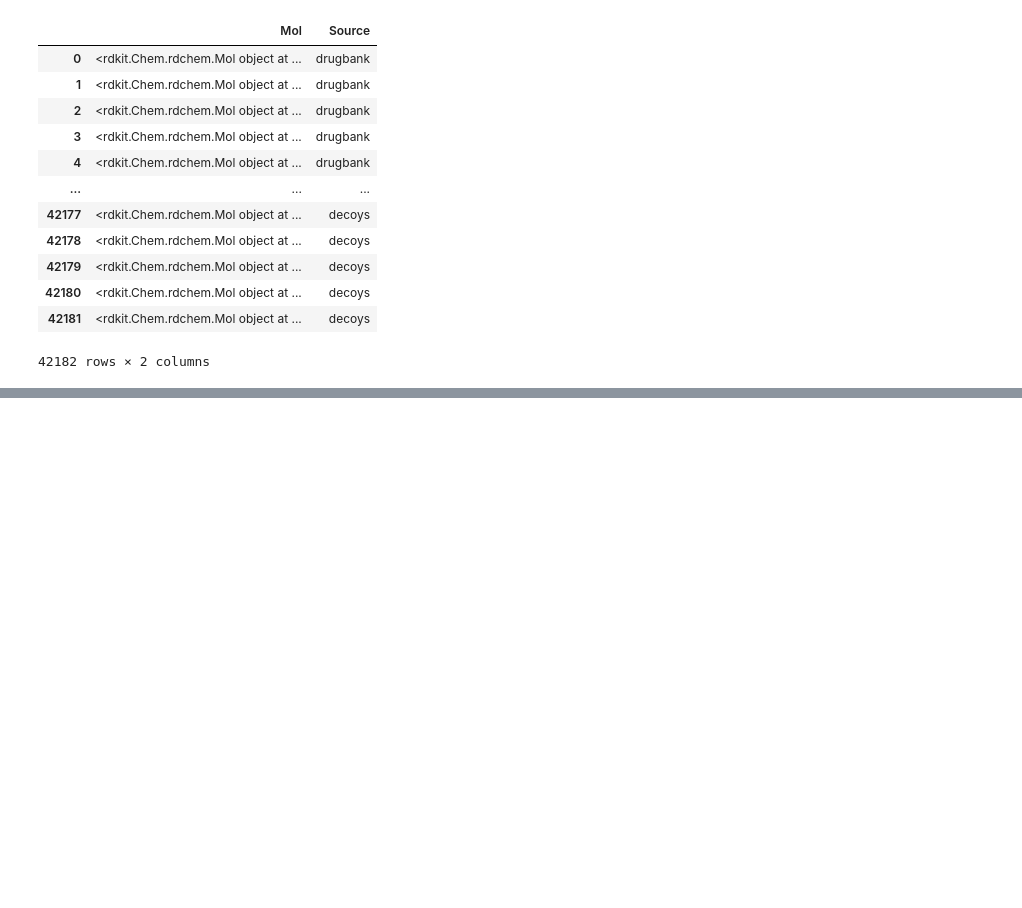
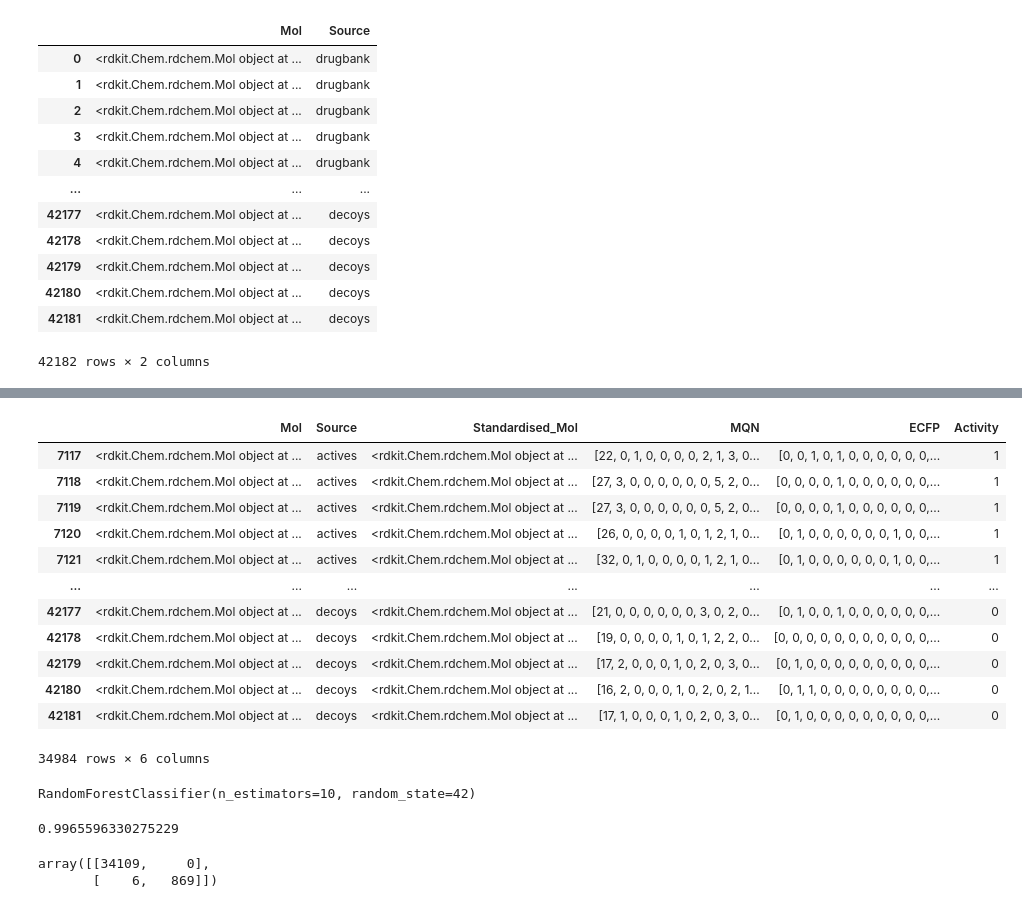
Before and after one commit to lich-uct/cdd2023, a Jupyter notebook: fulopj/jp_ntb/cdd_12_modeling_standardization.ipynb, the cells around one changed output, grey strips where cells are left out. Cells and saved outputs as stored; diff of their text form; code cells hidden in the pictures; blank space fills up the shorter version.

```diff
--- a/fulopj/jp_ntb/cdd_12_modeling_standardization.ipynb
+++ b/fulopj/jp_ntb/cdd_12_modeling_standardization.ipynb
@@ -198,0 +192,7 @@ Number of changed InChI keys: 26092
+# %%
+# calculate descriptors and fingerprints MQN, ECFP
+from rdkit.Chem import AllChem
+
+
+df['MQN'] = df['Standardised_Mol'].apply(lambda x: rdMolDescriptors.MQNs_(x) if x else None)
+df['ECFP'] = df['Standardised_Mol'].apply(lambda x: AllChem.GetMorganFingerprintAsBitVect(x, 2, nBits=1024) if x else None)
@@ -198,0 +215,3 @@ Number of changed InChI keys: 26092
+# %%
+# drop drugbank compoundsand create df_actives_decoys
+df_actives_decoys = df.loc[df['Source'] != 'drugbank']
@@ -198,0 +234,7 @@ Number of changed InChI keys: 26092
+# %%
+rf = ensemble.RandomForestRegressor(n_estimators=100, random_state=42)
+df_actives_decoys['ECFP'].isnull().sum()
+df_actives_decoys['MQN'].isnull().sum()
+# drop rows with null values
+df_actives_decoys = df_actives_decoys.dropna(subset=['ECFP', 'MQN'])
+df_actives_decoys
@@ -198,0 +255,3 @@ Number of changed InChI keys: 26092
+# %%
+# actives will be 1 and decoys will be 0
+df_actives_decoys['Activity'] = df_actives_decoys['Source'].apply(lambda x: 1 if x == 'actives' else 0)
@@ -198,0 +264,16 @@ Number of changed InChI keys: 26092
+# %%
+df_actives_decoys
+# %% [output]
+|  | Mol | Source | Standardised_Mol | MQN | ECFP | Activity |
+| 7117 | <rdkit.Chem.rdchem.Mol object at ... | actives | <rdkit.Chem.rdchem.Mol object at ... | [22, 0, 1, 0, 0, 0, 0, 2, 1, 3, 0... | [0, 0, 1, 0, 1, 0, 0, 0, 0, 0, 0,... | 1 |
+| 7118 | <rdkit.Chem.rdchem.Mol object at ... | actives | <rdkit.Chem.rdchem.Mol object at ... | [27, 3, 0, 0, 0, 0, 0, 0, 5, 2, 0... | [0, 0, 0, 0, 1, 0, 0, 0, 0, 0, 0,... | 1 |
+| 7119 | <rdkit.Chem.rdchem.Mol object at ... | actives | <rdkit.Chem.rdchem.Mol object at ... | [27, 3, 0, 0, 0, 0, 0, 0, 5, 2, 0... | [0, 0, 0, 0, 1, 0, 0, 0, 0, 0, 0,... | 1 |
+| 7120 | <rdkit.Chem.rdchem.Mol object at ... | actives | <rdkit.Chem.rdchem.Mol object at ... | [26, 0, 0, 0, 0, 1, 0, 1, 2, 1, 0... | [0, 1, 0, 0, 0, 0, 0, 0, 1, 0, 0,... | 1 |
+| 7121 | <rdkit.Chem.rdchem.Mol object at ... | actives | <rdkit.Chem.rdchem.Mol object at ... | [32, 0, 1, 0, 0, 0, 0, 1, 2, 1, 0... | [0, 1, 0, 0, 0, 0, 0, 0, 1, 0, 0,... | 1 |
+| ... | ... | ... | ... | ... | ... | ... |
+| 42177 | <rdkit.Chem.rdchem.Mol object at ... | decoys | <rdkit.Chem.rdchem.Mol object at ... | [21, 0, 0, 0, 0, 0, 0, 3, 0, 2, 0... | [0, 1, 0, 0, 1, 0, 0, 0, 0, 0, 0,... | 0 |
+| 42178 | <rdkit.Chem.rdchem.Mol object at ... | decoys | <rdkit.Chem.rdchem.Mol object at ... | [19, 0, 0, 0, 0, 1, 0, 1, 2, 2, 0... | [0, 0, 0, 0, 0, 0, 0, 0, 0, 0, 0,... | 0 |
+| 42179 | <rdkit.Chem.rdchem.Mol object at ... | decoys | <rdkit.Chem.rdchem.Mol object at ... | [17, 2, 0, 0, 0, 1, 0, 2, 0, 3, 0... | [0, 1, 0, 0, 0, 0, 0, 0, 0, 0, 0,... | 0 |
+| 42180 | <rdkit.Chem.rdchem.Mol object at ... | decoys | <rdkit.Chem.rdchem.Mol object at ... | [16, 2, 0, 0, 0, 1, 0, 2, 0, 2, 1... | [0, 1, 1, 0, 0, 0, 0, 0, 0, 0, 0,... | 0 |
+| 42181 | <rdkit.Chem.rdchem.Mol object at ... | decoys | <rdkit.Chem.rdchem.Mol object at ... | [17, 1, 0, 0, 0, 1, 0, 2, 0, 3, 0... | [0, 1, 0, 0, 0, 0, 0, 0, 0, 0, 0,... | 0 |
+34984 rows × 6 columns
@@ -198,0 +283,6 @@ Number of changed InChI keys: 26092
+# %%
+# use fast classifier
+rf = ensemble.RandomForestClassifier(n_estimators=10, random_state=42)
+rf.fit(x_train, y_train)
+# %% [output]
+RandomForestClassifier(n_estimators=10, random_state=42)
@@ -198,0 +291,13 @@ Number of changed InChI keys: 26092
+# %%
+# calculate F1 score
+from sklearn.metrics import f1_score
+f1_score(y_train, y_pred)
+# %% [output]
+0.9965596330275229
+# %%
+# confusion matrix
+from sklearn.metrics import confusion_matrix
+confusion_matrix(y_train, y_pred)
+# %% [output]
+array([[34109,     0],
+       [    6,   869]])
```
Also changed, not shown: parts of 22 cells of this notebook, 2 other files.
